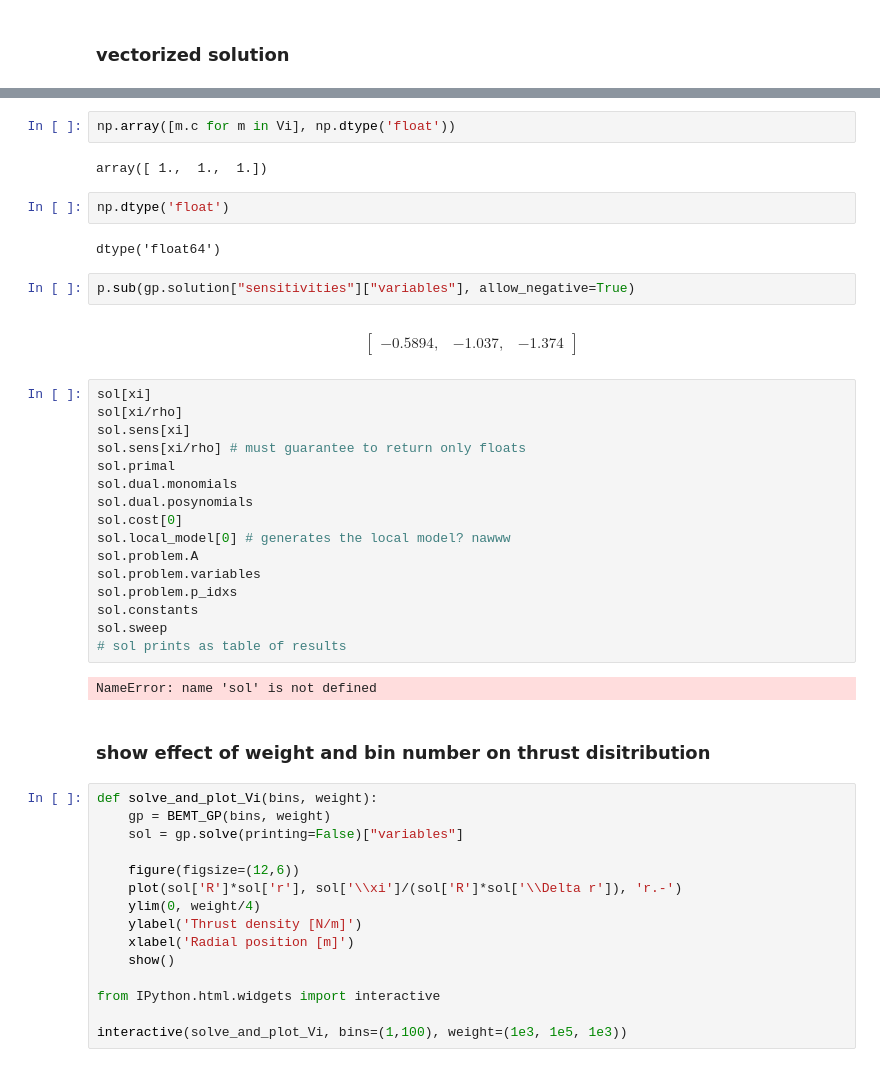
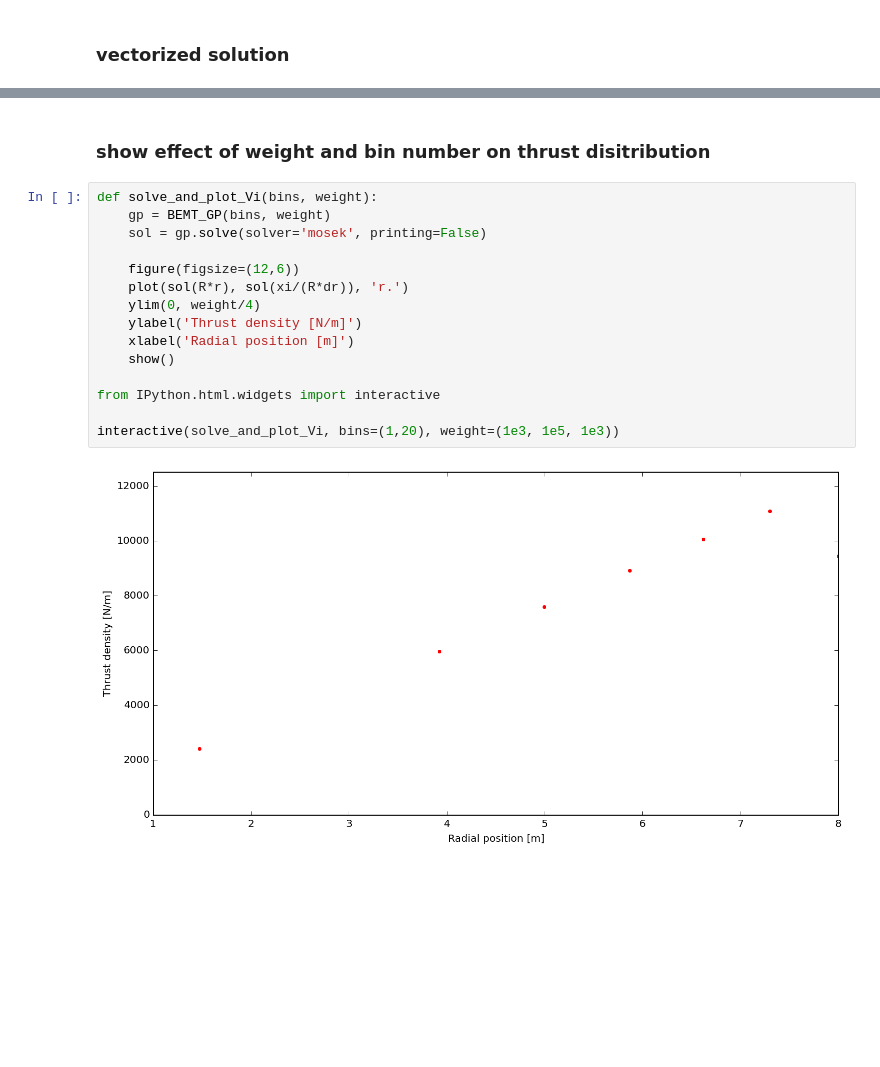
Before and after one commit to convexengineering/gpkit, a Jupyter notebook: gpkit/examples/BEMT.ipynb, the cells around one changed output, grey strips where cells are left out. Saved outputs shown, nothing was run; the diff lists cells and outputs as text; blank space fills up the shorter version.

Commit message:
Add call to GPSolutionArray, cast Monomial to float

```diff
--- a/gpkit/examples/BEMT.ipynb
+++ b/gpkit/examples/BEMT.ipynb
@@ -139,47 +175,19 @@ $$\begin{bmatrix}1807, & 3613, & 5420\end{bmatrix}$$
-# %%
-np.array([m.c for m in Vi], np.dtype('float'))
-# %% [output]
-array([ 1.,  1.,  1.])
-# %%
-np.dtype('float')
-# %% [output]
-dtype('float64')
-# %%
-p.sub(gp.solution["sensitivities"]["variables"], allow_negative=True)
-# %% [output]
-$$\begin{bmatrix}-0.5894, & -1.037, & -1.374\end{bmatrix}$$
-# %%
-sol[xi]
-sol[xi/rho]
-sol.sens[xi]
-sol.sens[xi/rho] # must guarantee to return only floats
-sol.primal
-sol.dual.monomials
-sol.dual.posynomials
-sol.cost[0]
-sol.local_model[0] # generates the local model? nawww
-sol.problem.A
-sol.problem.variables
-sol.problem.p_idxs
-sol.constants
-sol.sweep
-# sol prints as table of results
-# %% [output]
-NameError: name 'sol' is not defined
 # %% [markdown]
 ### show effect of weight and bin number on thrust disitribution
 # %%
 def solve_and_plot_Vi(bins, weight):
     gp = BEMT_GP(bins, weight)
-    sol = gp.solve(printing=False)["variables"]
+    sol = gp.solve(solver='mosek', printing=False)
 
     figure(figsize=(12,6))
-    plot(sol['R']*sol['r'], sol['\\xi']/(sol['R']*sol['\\Delta r']), 'r.-')
+    plot(sol(R*r), sol(xi/(R*dr)), 'r.')
     ylim(0, weight/4)
     ylabel('Thrust density [N/m]')
     xlabel('Radial position [m]')
     show()
 
 from IPython.html.widgets import interactive
 
-interactive(solve_and_plot_Vi, bins=(1,100), weight=(1e3, 1e5, 1e3))
+interactive(solve_and_plot_Vi, bins=(1,20), weight=(1e3, 1e5, 1e3))
+# %% [output]
+[figure, added]
```
Also changed, not shown: parts of 7 cells of this notebook, 3 other files.
